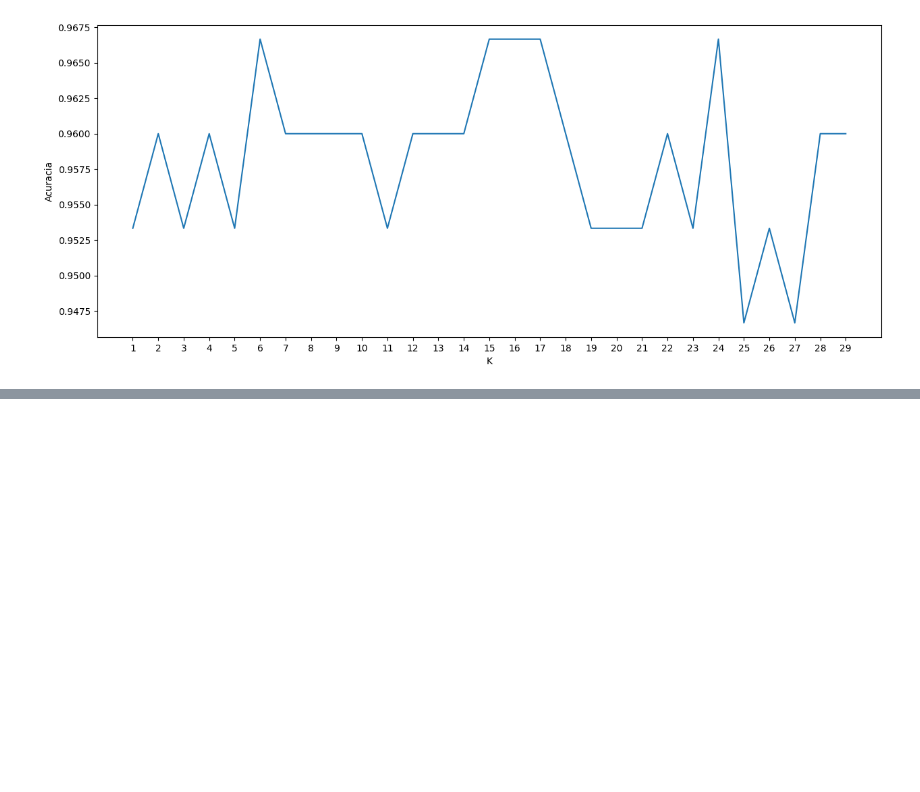
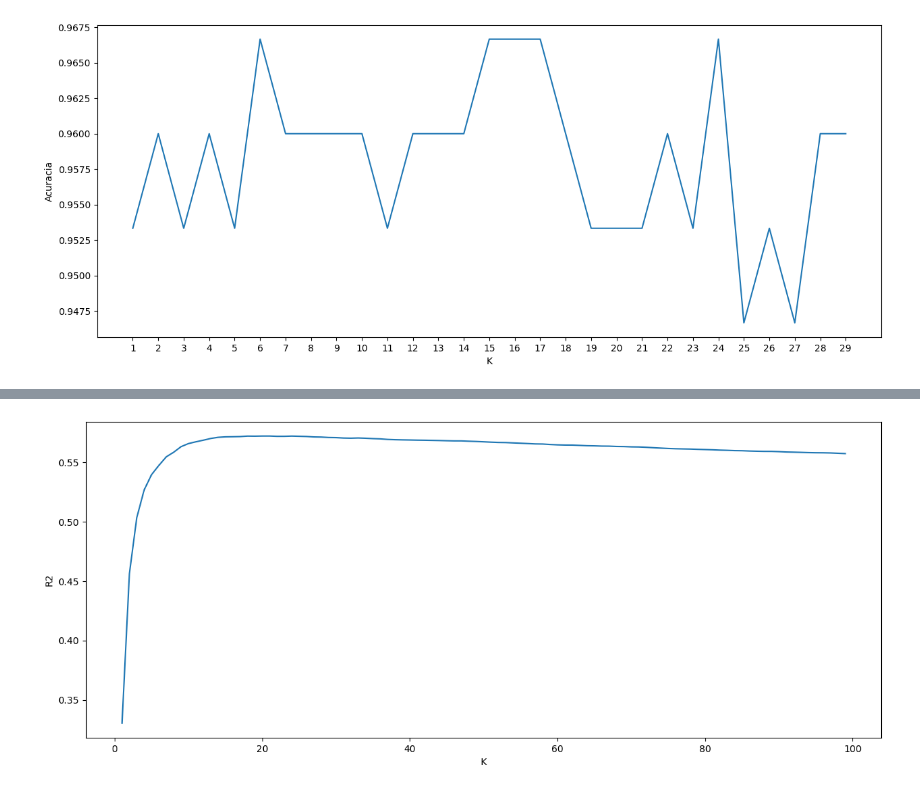
Before and after one commit to andrade-paulo/MachineLearning, a Jupyter notebook: KNN/knn.ipynb, the cells around one changed output, grey strips where cells are left out. Cells and saved outputs as stored; diff of their text form; code cells hidden in the pictures; blank space fills up the shorter version.

```diff
--- a/KNN/knn.ipynb
+++ b/KNN/knn.ipynb
@@ -82,0 +116,8 @@ plt.show()
+# %%
+plt.figure(figsize=(15, 6))
+plt.plot(range_k, scores)
+plt.xlabel('K')
+plt.ylabel('R2')
+plt.show()
+# %% [output]
+[figure, added]
```
Also changed, not shown: parts of 4 cells of this notebook, 2 other files.
